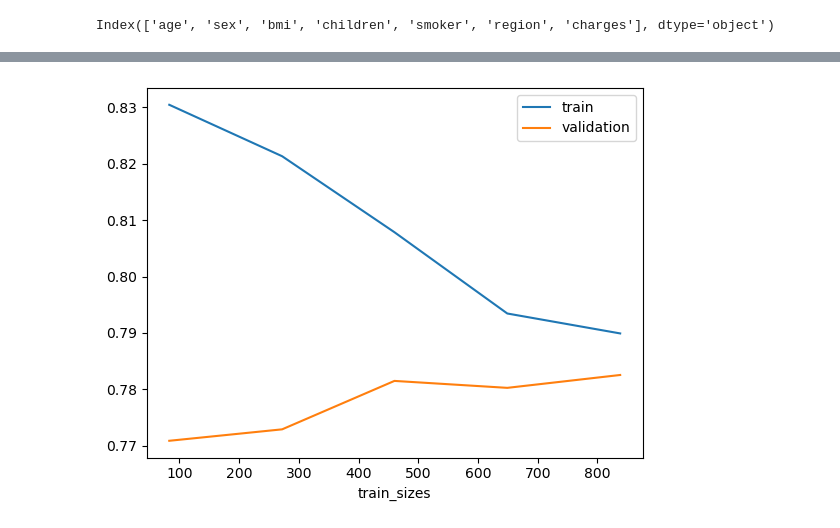
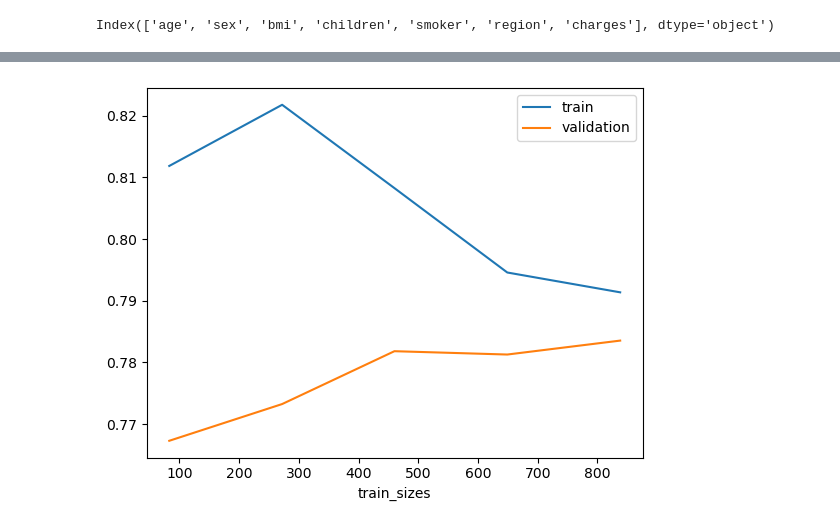
Before and after one commit to StevenDelval/Predire-une-prime-d-assurance-grace-l-IA, a Jupyter notebook: modelisation.ipynb, the cells around one changed output, grey strips where cells are left out. Saved outputs shown, nothing was run; the diff lists cells and outputs as text; code cells hidden in the pictures.

```diff
--- a/modelisation.ipynb
+++ b/modelisation.ipynb
@@ -40,7 +40,7 @@ my_col_trans = ColumnTransformer([
 
 X_train, X_test, y_train, y_test = train_test_split(X, y, random_state=0, train_size = 0.8)
 # %%
-modelLasso= make_pipeline(my_col_trans, Lasso(alpha=100,random_state=0))
+modelLasso= make_pipeline(my_col_trans, Lasso(alpha=50,random_state=0))
 modelLasso.fit(X_train,y_train)
 modelLasso.score(X_train,y_train)
 # %% [output]
@@ -125,11 +128,11 @@ plt.show()
 # %%
-train_sizes, train_scores, test_scores, fit_times, _ = learning_curve(modelLasso,X_train,y_train,return_times=True)
+train_sizes, train_scores, test_scores, fit_times, _ = learning_curve(modelLasso,X_train,y_train,cv=5,return_times=True)
 
 
 plt.plot(train_sizes, train_scores.mean(axis=1), label='train')
 plt.plot(train_sizes, test_scores.mean(axis=1), label='validation')
 plt.xlabel('train_sizes')
 plt.legend()
 plt.show()
 # %% [output]
-[figure, old version]
+[figure, new version]
```
Also changed, not shown: parts of 10 cells of this notebook, 1 other file.
